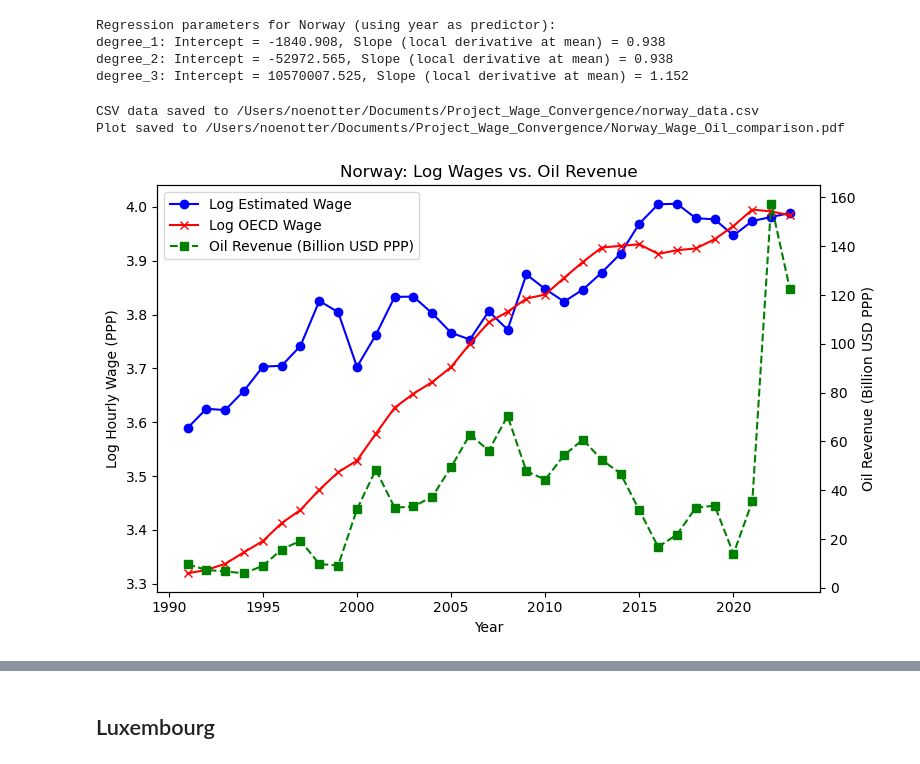
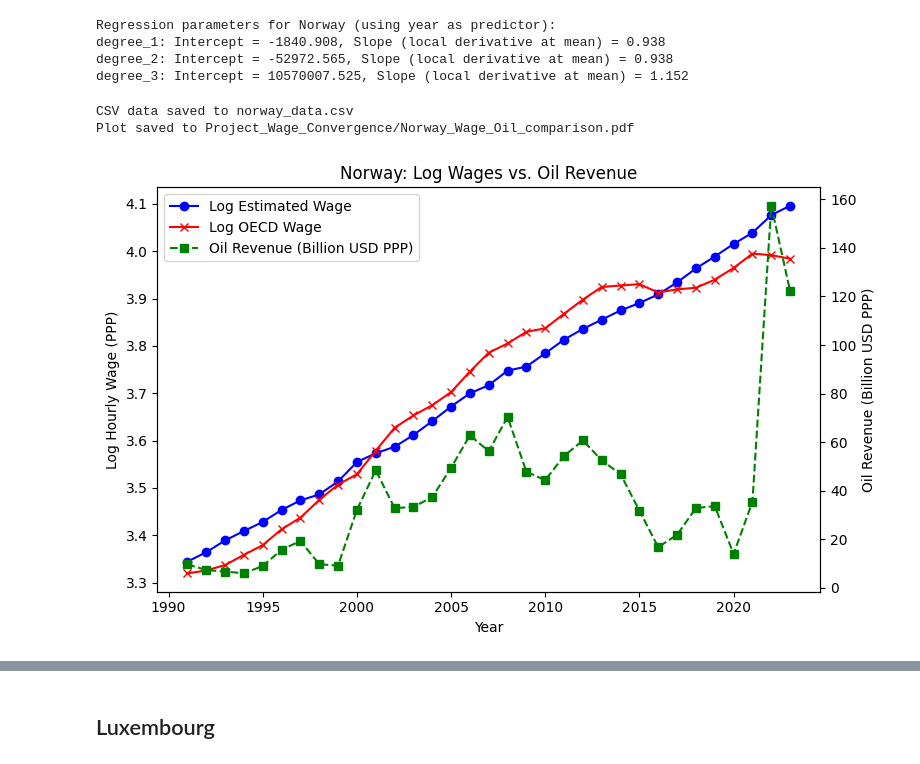
Before and after one commit to adbertin/salaryConvergence, a Jupyter notebook: Part1_V1.ipynb, the cells around one changed output, grey strips where cells are left out. Saved outputs shown, nothing was run; the diff lists cells and outputs as text; code cells hidden in the pictures.

```diff
--- a/Part1_V1.ipynb
+++ b/Part1_V1.ipynb
@@ -402,8 +402,8 @@ degree_3: Intercept = 10570007.525, Slope (local derivative at mean) = 1.152
 # Comparing norwegian oil, estimate wages and true wages
 
 # 1. Load your existing wage data
-df_est = pd.read_csv(os.path.expanduser('~/Downloads/Countries_Wages_Estimates_GOOD.csv'))
-df_oecd = pd.read_csv(os.path.expanduser('~/Documents/Project_Wage_Convergence/OECD_wages_merged.csv'))
+df_est = pd.read_csv(os.path.expanduser('https://raw.githubusercontent.com/adbertin/salaryConvergence/main/Countries_Wages_Estimates_Finals_GOOD.csv'))
+df_oecd = pd.read_csv(os.path.expanduser('https://raw.githubusercontent.com/adbertin/salaryConvergence/main/OECD_wages_merged.csv'))
 df_oecd.rename(columns={"Country": "country", "Wages": "oecd_annual_wage", "Year": "year"}, inplace=True)
 df_oecd["year"] = pd.to_numeric(df_oecd["year"], errors="coerce")
 
@@ -423,7 +423,7 @@ df_compare["log_oecd_hourly_wage"] = np.log(df_compare["oecd_hourly_wage"])
 
 # 2. Load Norwegian oil revenue from Excel
 df_oil = pd.read_excel(
-    os.path.expanduser('~/Documents/Project_Wage_Convergence/Norwegian_Oil_revenue.xlsx'),
+    os.path.expanduser('https://raw.githubusercontent.com/adbertin/salaryConvergence/main/Norwegian_Oil_revenue.xlsx'),
     sheet_name='Noe'
 )
 df_oil.rename(
@@ -443,7 +443,7 @@ df_norway_merged = pd.merge(df_norway, df_oil[["year", "oil_revenue_billion_usd"
 # ---------------------------------------------------
 # Select only the columns needed for your LaTeX plot
 df_norway_export = df_norway_merged[["year", "log_estimated_hourly_wage", "log_oecd_hourly_wage", "oil_revenue_billion_usd"]]
-output_csv = os.path.expanduser('~/Documents/Project_Wage_Convergence/norway_data.csv')
+output_csv = os.path.expanduser('norway_data.csv')
 df_norway_export.to_csv(output_csv, index=False)
 print(f"CSV data saved to {output_csv}")
 
@@ -466,37 +466,37 @@ ax1.plot(
 ax1.set_xlabel("Year")
 ax1.set_ylabel("Log Hourly Wage (PPP)")
 ax1.tick_params(axis='y', labelcolor='black')
 ax1.set_title("Norway: Log Wages vs. Oil Revenue")
 
 # Secondary y-axis: Oil revenue
 ax2 = ax1.twinx()
 ax2.plot(
     df_norway_merged["year"],
     df_norway_merged["oil_revenue_billion_usd"],
     marker='s', color='green', linestyle='--', label='Oil Revenue (Billion USD PPP)'
 )
 ax2.set_ylabel("Oil Revenue (Billion USD PPP)")
 ax2.tick_params(axis='y', labelcolor='black')
 
 # Combine legends from both axes
 lines1, labels1 = ax1.get_legend_handles_labels()
 lines2, labels2 = ax2.get_legend_handles_labels()
 ax1.legend(lines1 + lines2, labels1 + labels2, loc='best')
 
 plt.tight_layout()
 
 # 6. Save the plot to a PDF file (for reference) and display it
-output_dir = os.path.expanduser('~/Documents/Project_Wage_Convergence/')
+output_dir = os.path.expanduser('Project_Wage_Convergence')
 output_file = os.path.join(output_dir, 'Norway_Wage_Oil_comparison.pdf')
 os.makedirs(output_dir, exist_ok=True)
 plt.savefig(output_file)
 print(f"Plot saved to {output_file}")
 
 plt.show()
 # %% [output]
-CSV data saved to /Users/noenotter/Documents/Project_Wage_Convergence/norway_data.csv
-Plot saved to /Users/noenotter/Documents/Project_Wage_Convergence/Norway_Wage_Oil_comparison.pdf
+CSV data saved to norway_data.csv
+Plot saved to Project_Wage_Convergence/Norway_Wage_Oil_comparison.pdf
-[figure, old version]
+[figure, new version]
 # %%
 # Adjusting Norwegian wages estimate
 
```
Also changed, not shown: parts of 8 cells of this notebook.
